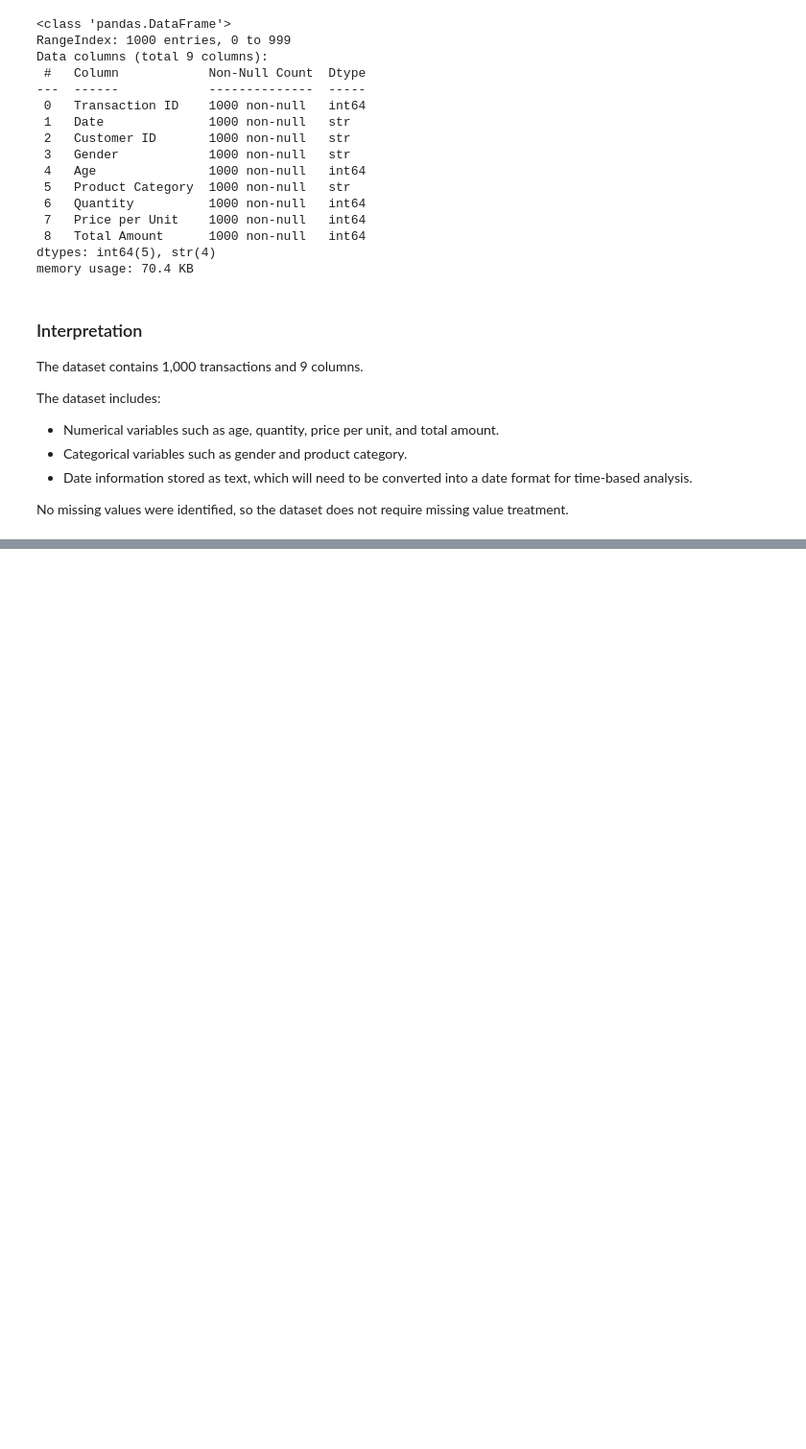
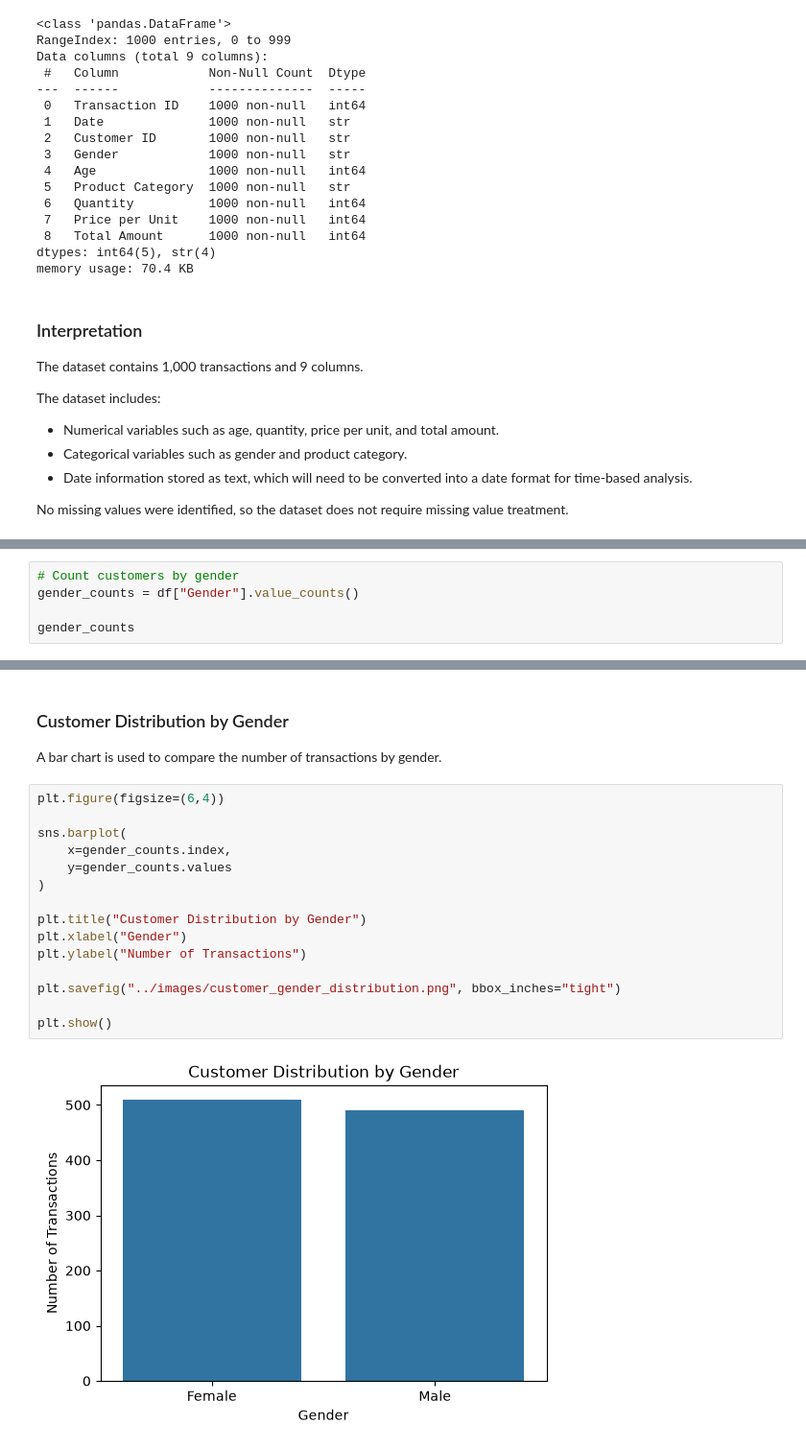
Before and after one commit to mjaf0011-lang/Project-1-Retail-Sales-Analysis, a Jupyter notebook: notebooks/01_Retail_Sales_Analysis.ipynb, the cells around one changed output, grey strips where cells are left out. Shown at 96% size. Saved outputs shown, nothing was run; the diff lists cells and outputs as text; blank space fills up the shorter version.

```diff
--- a/notebooks/01_Retail_Sales_Analysis.ipynb
+++ b/notebooks/01_Retail_Sales_Analysis.ipynb
@@ -128,0 +386,5 @@ No missing values were identified, so the dataset does not require missing value
+# %%
+# Count customers by gender
+gender_counts = df["Gender"].value_counts()
+
+gender_counts
@@ -128,0 +406,21 @@ No missing values were identified, so the dataset does not require missing value
+# %% [markdown]
+### Customer Distribution by Gender
+
+A bar chart is used to compare the number of transactions by gender.
+# %%
+plt.figure(figsize=(6,4))
+
+sns.barplot(
+    x=gender_counts.index,
+    y=gender_counts.values
+)
+
+plt.title("Customer Distribution by Gender")
+plt.xlabel("Gender")
+plt.ylabel("Number of Transactions")
+
+plt.savefig("../images/customer_gender_distribution.png", bbox_inches="tight")
+
+plt.show()
+# %% [output]
+[figure, added]
```
Also changed, not shown: parts of 64 cells of this notebook.
